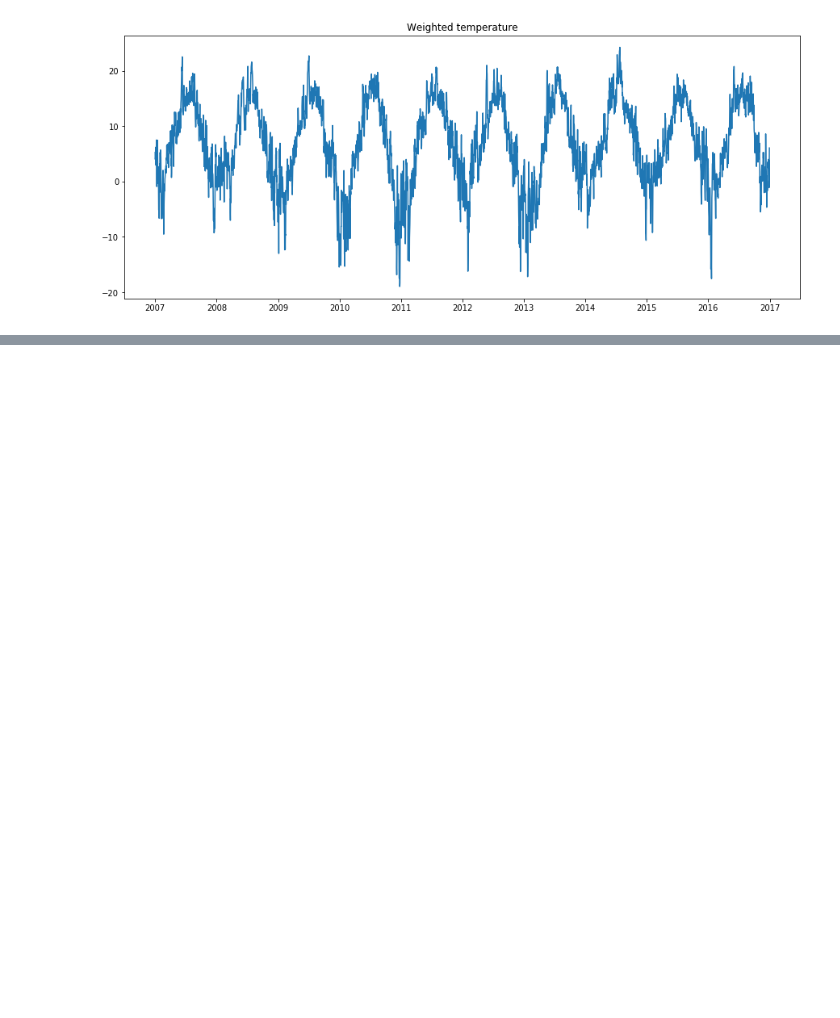
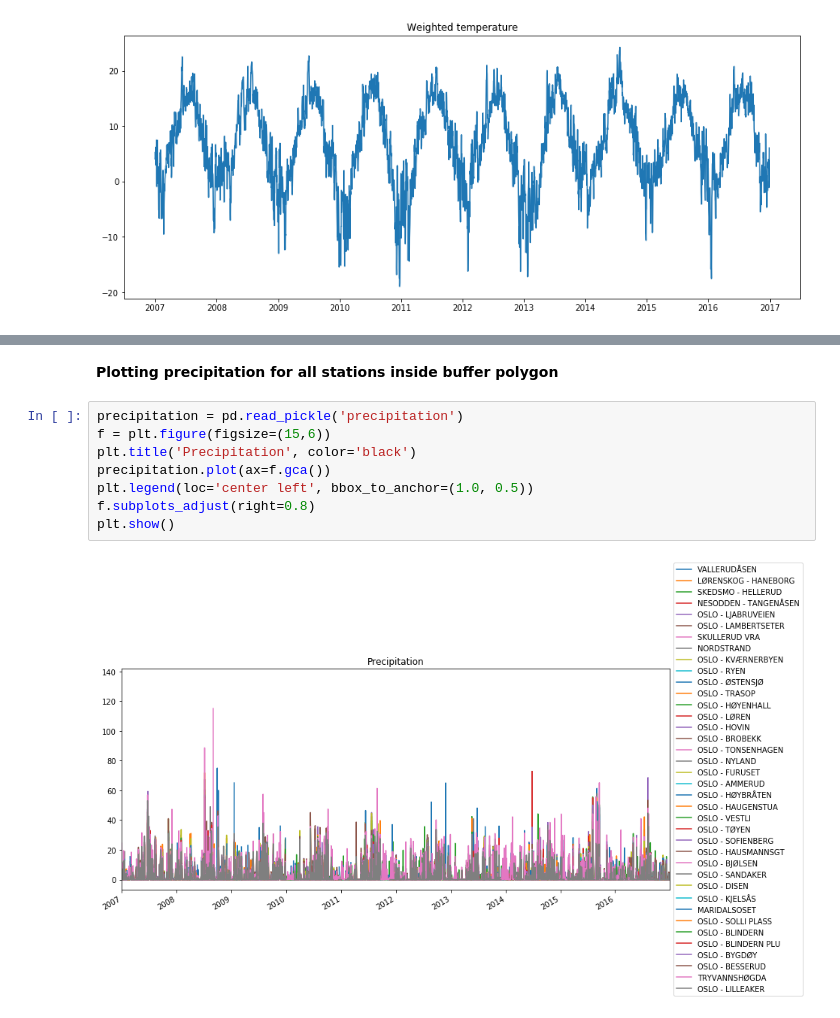
Before and after one commit to Lecheps/HBV_modelling, a Jupyter notebook: HBV_Alna_Storelva.ipynb, the cells around one changed output, grey strips where cells are left out. Saved outputs shown, nothing was run; the diff lists cells and outputs as text; blank space fills up the shorter version.

```diff
--- a/HBV_Alna_Storelva.ipynb
+++ b/HBV_Alna_Storelva.ipynb
@@ -398,0 +535,12 @@ plt.show()
+# %% [markdown]
+**Plotting precipitation for all stations inside buffer polygon**
+# %%
+precipitation = pd.read_pickle('precipitation')
+f = plt.figure(figsize=(15,6))
+plt.title('Precipitation', color='black')
+precipitation.plot(ax=f.gca())
+plt.legend(loc='center left', bbox_to_anchor=(1.0, 0.5))
+f.subplots_adjust(right=0.8)
+plt.show()
+# %% [output]
+[figure, added]
```
Also changed, not shown: parts of 22 cells of this notebook.
